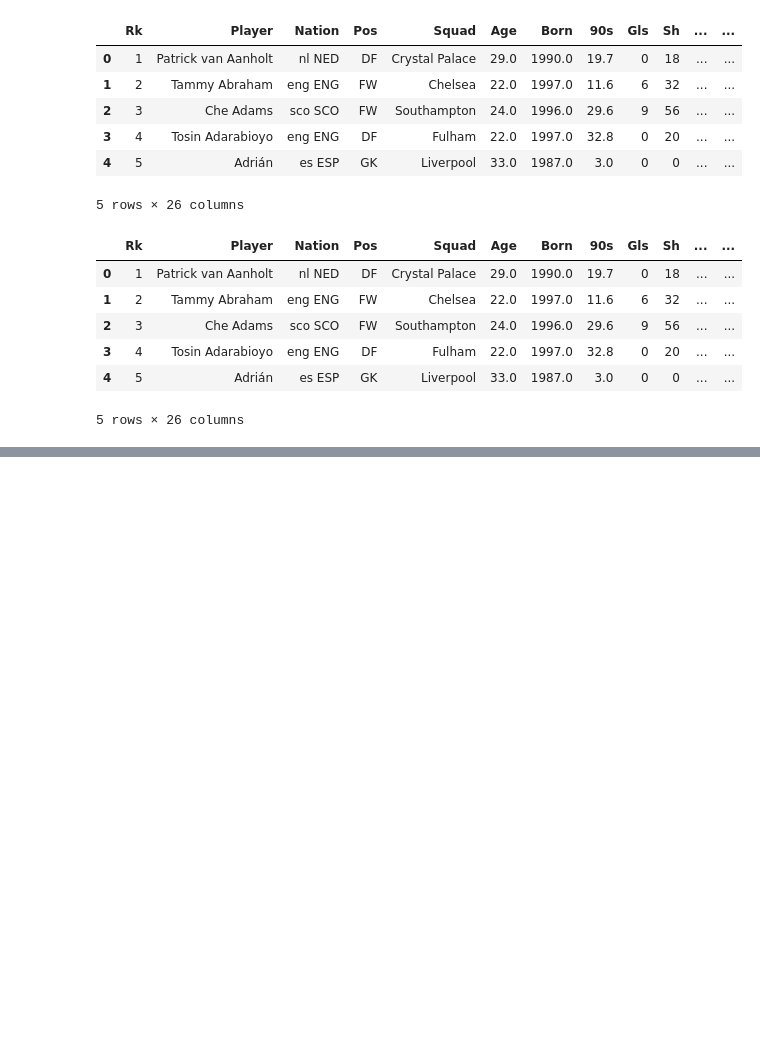
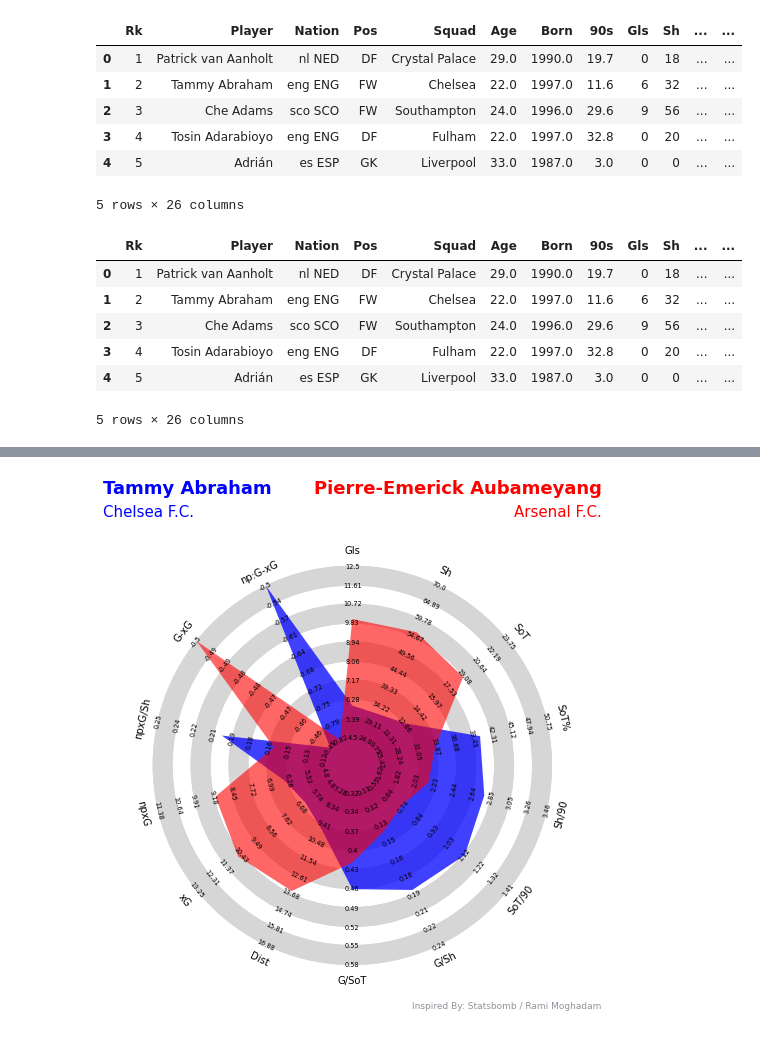
Before and after one commit to hoangphung21/python-selflearning-linkedin, a Jupyter notebook: Soccer/RadarTutorial.ipynb, the cells around one changed output, grey strips where cells are left out. Cells and saved outputs as stored; diff of their text form; code cells hidden in the pictures; blank space fills up the shorter version.

Commit message:
compare strikers

```diff
--- a/Soccer/RadarTutorial.ipynb
+++ b/Soccer/RadarTutorial.ipynb
@@ -59,9 +80,9 @@ for x in params:
     ranges.append((a,b))
 
 for x in range(len(df['Player'])):
-    if df['Player'][x] == 'Harry Kane':
+    if df['Player'][x] == 'Tammy Abraham':
         a_values = df.iloc[x].values.tolist()
-    if df['Player'][x] == 'Marcus Rashford':
+    if df['Player'][x] == 'Pierre-Emerick Aubameyang':
         b_values = df.iloc[x].values.tolist()
 
 a_values=a_values[1:]
@@ -74,13 +98,13 @@ values
 # title
 
 title = dict(
-    title_name = 'Harry Kane',
-    title_color = 'grey',
-    subtitle_name = 'Tottenham Hotspur F.C.',
-    subtitle_color = 'grey',
-    title_name_2 = 'Marcus Rashford',
+    title_name = 'Tammy Abraham',
+    title_color = 'blue',
+    subtitle_name = 'Chelsea F.C.',
+    subtitle_color = 'blue',
+    title_name_2 = 'Pierre-Emerick Aubameyang',
     title_color_2 = 'red',
-    subtitle_name_2 = 'Manchester United F.C.',
+    subtitle_name_2 = 'Arsenal F.C.',
     subtitle_color_2 = 'red',
     title_fontsize = 18,
     subtitle_fontsize = 15
@@ -88,4 +112,6 @@ title = dict(
 # %%
 radar = Radar()
 
-fig,ax = radar.plot_radar(ranges=ranges,params=params,values=values,radar_color=['grey','red'],alphas=[.75,.6],title=title,compare=True,figsize=(350,50))
+fig,ax = radar.plot_radar(ranges=ranges,params=params,values=values,radar_color=['blue','red'],alphas=[.75,.6],title=title,compare=True,figsize=(1650,1350))
+# %% [output]
+[figure, added]
```
Also changed, not shown: parts of 6 cells of this notebook, 1 other file.
